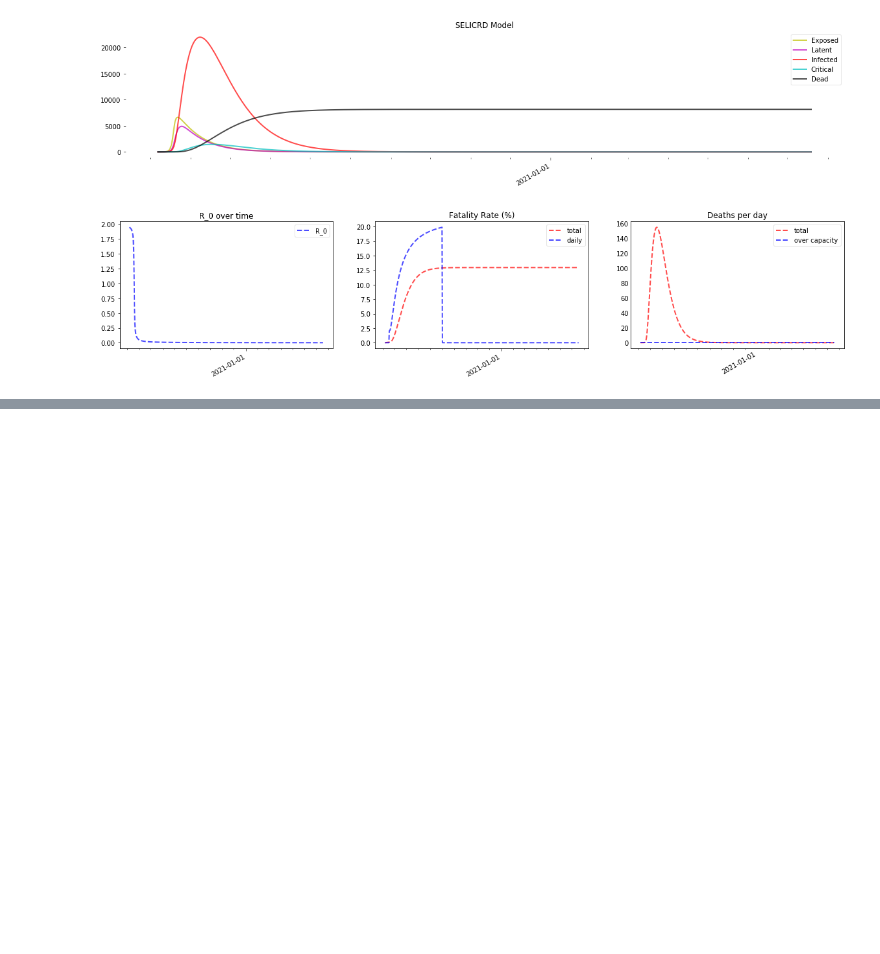
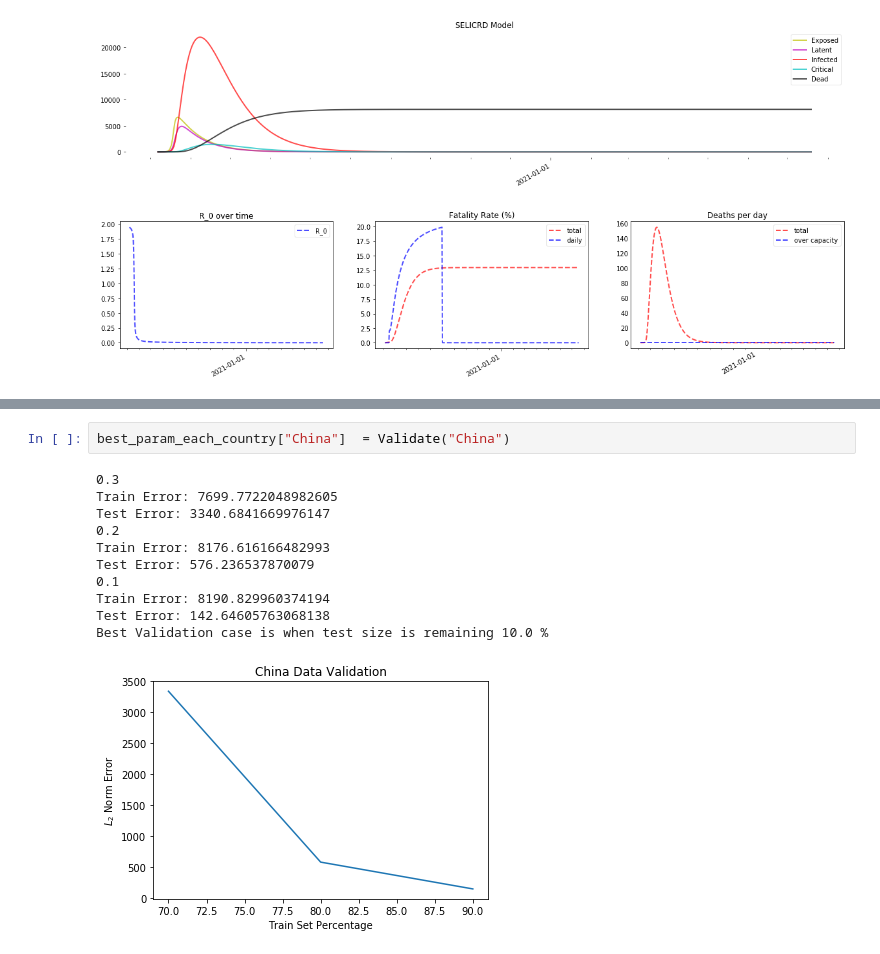
Before and after one commit to jiyingz/COVID19_projections, a Jupyter notebook: SELICRD_with_R0.ipynb, the cells around one changed output, grey strips where cells are left out. Cells and saved outputs as stored; diff of their text form; blank space fills up the shorter version.

```diff
--- a/SELICRD_with_R0.ipynb
+++ b/SELICRD_with_R0.ipynb
@@ -411,0 +519,14 @@ deaths = pd.read_csv("Data/world_cases_deaths_EUopendataportal.csv", header = 0)
+# %%
+best_param_each_country["China"]  = Validate("China")
+# %% [output]
+0.3
+Train Error: 7699.7722048982605
+Test Error: 3340.6841669976147
+0.2
+Train Error: 8176.616166482993
+Test Error: 576.236537870079
+0.1
+Train Error: 8190.829960374194
+Test Error: 142.64605763068138
+Best Validation case is when test size is remaining 10.0 %
+[figure, added]
```
Also changed, not shown: parts of 21 cells of this notebook.
